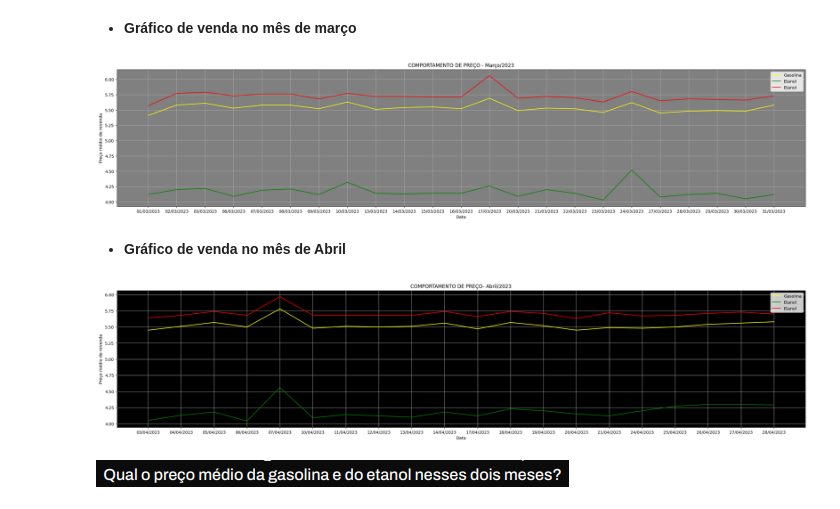
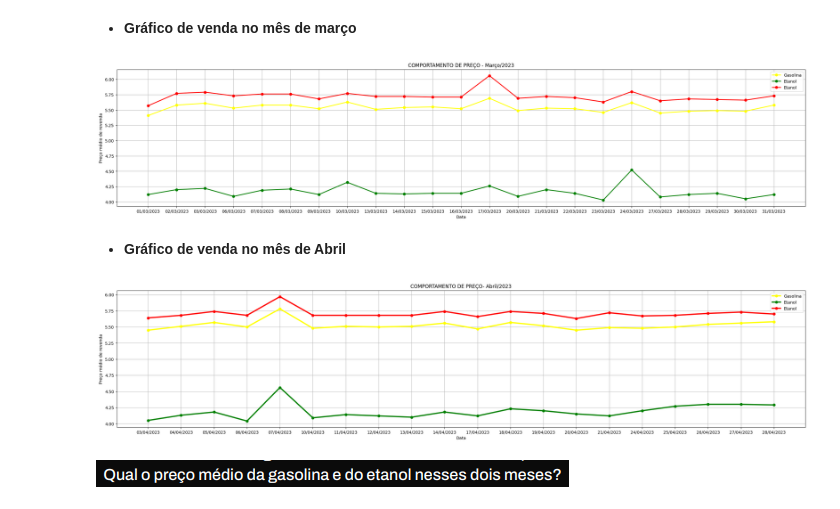
Before and after one commit to CassioRibeiro/PGM4, a Jupyter notebook: PGM4.ipynb, the cells around one changed output. Cells and saved outputs as stored; diff of their text form; code cells hidden in the pictures.

```diff
--- a/PGM4.ipynb
+++ b/PGM4.ipynb
@@ -126,42 +115,42 @@ preco_aditivada_marco = aditivada_marco[['Data da Coleta', 'Valor de Venda']].gr
 # %%
 # Criando o gráfico de linhas
 fig, ax = plt.subplots(figsize = (30,6))
-ax.plot(preco_gasolina_marco.index , preco_gasolina_marco['Valor de Venda'], label='Gasolina', color = 'yellow')
-ax.plot(preco_etanol_mar.index , preco_etanol_mar['Valor de Venda'], label='Etanol', color = 'green')
-ax.plot(preco_aditivada_marco.index , preco_aditivada_marco['Valor de Venda'], label='Etanol', color = 'red')
+ax.plot(preco_gasolina_marco.index , preco_gasolina_marco['Valor de Venda'], label='Gasolina', color = 'yellow', linewidth=2, marker='o')
+ax.plot(preco_etanol_mar.index , preco_etanol_mar['Valor de Venda'], label='Etanol', color = 'green',linewidth=2,marker='o')
+ax.plot(preco_aditivada_marco.index , preco_aditivada_marco['Valor de Venda'], label='Etanol', color = 'red',linewidth=2, marker='o')
 
 # Adicionando legendas e título
 ax.legend()
 ax.set_xlabel('Data')
 ax.set_ylabel('Preço médio de revenda')
 ax.set_title('COMPORTAMENTO DE PREÇO - Março/2023')
-ax.set_facecolor('grey')
+#ax.set_facecolor('grey')
 ax.grid(True)
 # Mostrando o gráfico
 plt.show()
 # %% [output]
-[figure, old version]
+[figure, new version]
 # %% [markdown]
 * **Gráfico de venda no mês de Abril**
 # %%
 
 # Criando o gráfico de linhas
 fig, ax = plt.subplots(figsize = (30,6))
-ax.plot(preco_gasolina_abril.index , preco_gasolina_abril['Valor de Venda'], label='Gasolina', color = 'yellow')
-ax.plot(preco_etanol_abril.index , preco_etanol_abril['Valor de Venda'], label='Etanol', color = 'green')
-ax.plot(preco_aditivada_abril.index , preco_aditivada_abril['Valor de Venda'], label='Etanol', color = 'red')
+ax.plot(preco_gasolina_abril.index , preco_gasolina_abril['Valor de Venda'], label='Gasolina', color = 'yellow',linewidth=3,marker='o')
+ax.plot(preco_etanol_abril.index , preco_etanol_abril['Valor de Venda'], label='Etanol', color = 'green',linewidth=3,marker='o')
+ax.plot(preco_aditivada_abril.index , preco_aditivada_abril['Valor de Venda'], label='Etanol', color = 'red',linewidth=3,marker='o')
 
 # Adicionando legendas e título
 ax.legend()
 ax.set_xlabel('Data')
 ax.set_ylabel('Preço médio de revenda')
 ax.set_title('COMPORTAMENTO DE PREÇO- Abril/2023')
-ax.set_facecolor('black')
+#ax.set_facecolor('black')
 ax.grid(True)
 # Mostrando o gráfico
 plt.show()
 # %% [output]
-[figure, old version]
+[figure, new version]
 # %% [markdown]
 ![image.png](embedded-picture-1)
 # %%
```
Also changed, not shown: parts of 6 cells of this notebook.
